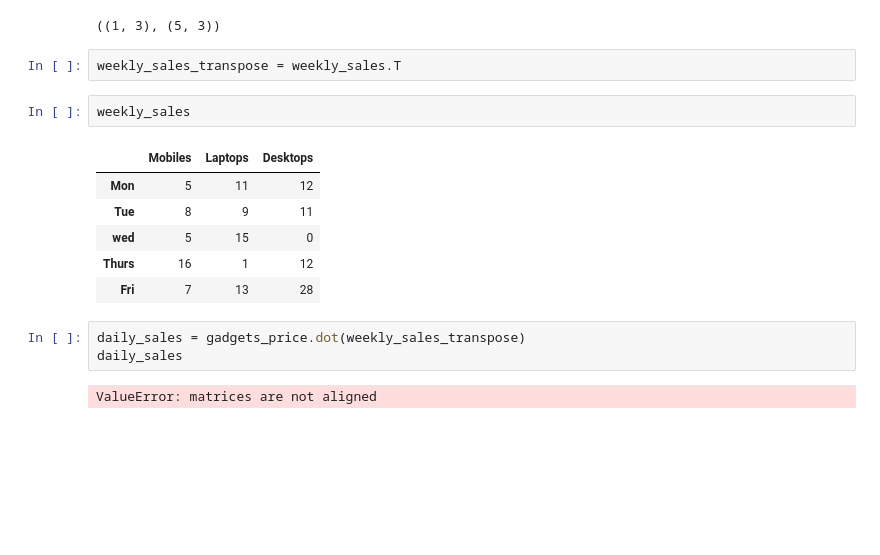
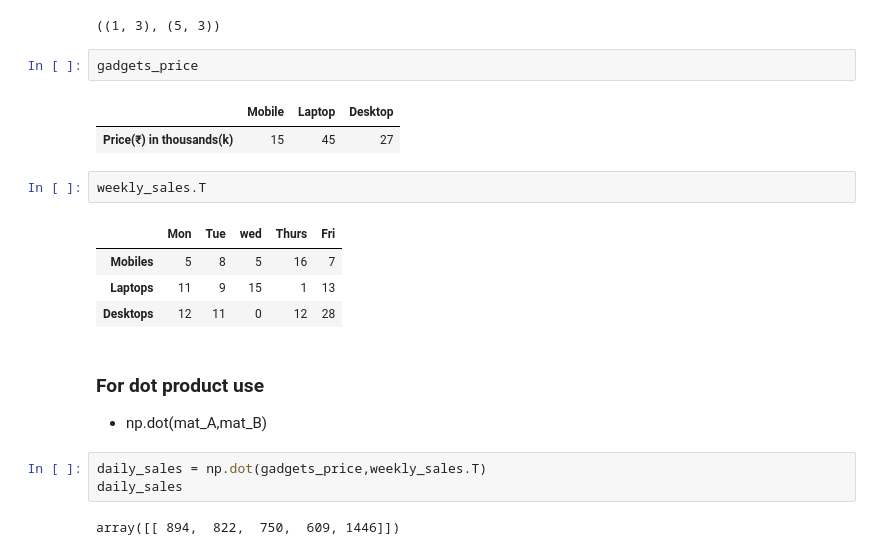
Before and after one commit to AKASH02003/Machine_learning, a Jupyter notebook: Numpy/Introduction to Numpy.ipynb, the cells around one changed output. Saved outputs shown, nothing was run; the diff lists cells and outputs as text; blank space fills up the shorter version.

```diff
--- a/Numpy/Introduction to Numpy.ipynb
+++ b/Numpy/Introduction to Numpy.ipynb
@@ -808,18 +807,22 @@ gadgets_price.shape,weekly_sales.shape
 # %% [output]
 ((1, 3), (5, 3))
 # %%
-weekly_sales_transpose = weekly_sales.T
+gadgets_price
+# %% [output]
+|  | Mobile | Laptop | Desktop |
+| Price(₹) in thousands(k) | 15 | 45 | 27 |
 # %%
-weekly_sales
+weekly_sales.T
 # %% [output]
-|  | Mobiles | Laptops | Desktops |
-| Mon | 5 | 11 | 12 |
-| Tue | 8 | 9 | 11 |
-| wed | 5 | 15 | 0 |
-| Thurs | 16 | 1 | 12 |
-| Fri | 7 | 13 | 28 |
+|  | Mon | Tue | wed | Thurs | Fri |
+| Mobiles | 5 | 8 | 5 | 16 | 7 |
+| Laptops | 11 | 9 | 15 | 1 | 13 |
+| Desktops | 12 | 11 | 0 | 12 | 28 |
+# %% [markdown]
+### For dot product use
+- np.dot(mat_A,mat_B)
 # %%
-daily_sales = gadgets_price.dot(weekly_sales_transpose)
+daily_sales = np.dot(gadgets_price,weekly_sales.T)
 daily_sales
 # %% [output]
-ValueError: matrices are not aligned
+array([[ 894,  822,  750,  609, 1446]])
```
Also changed, not shown: parts of 38 cells of this notebook, 22 other files.
